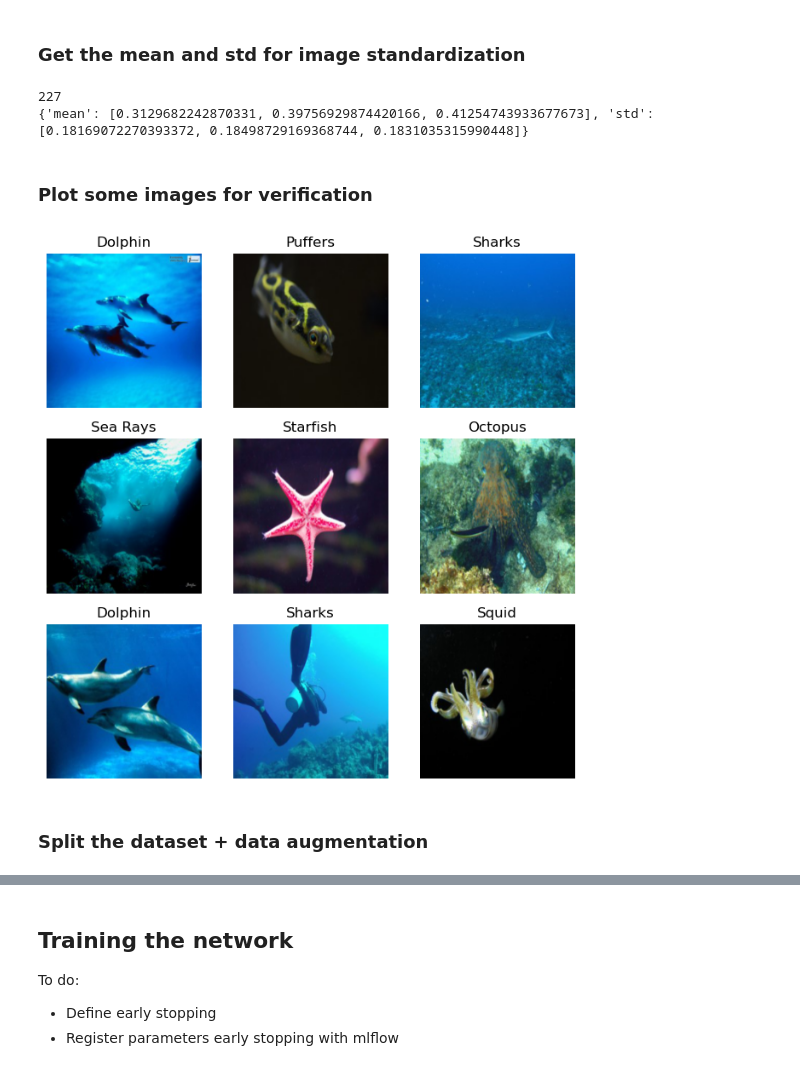
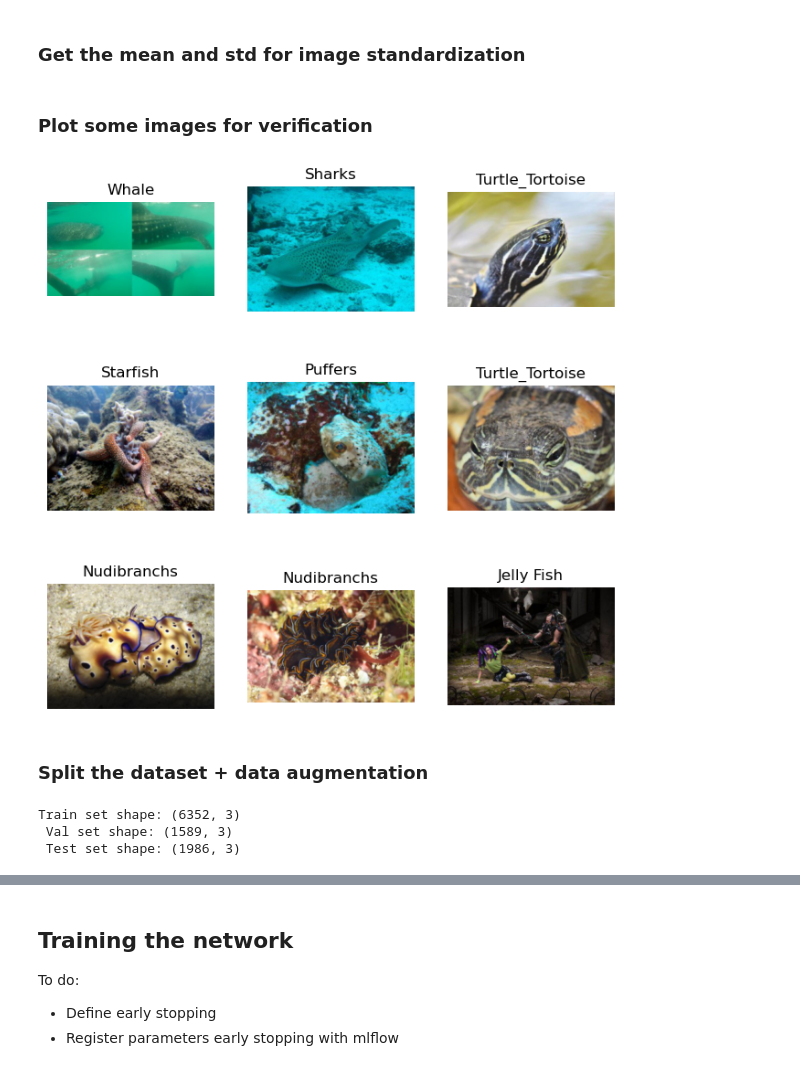
Before and after one commit to AurelienCallens/pytorch-mflow-dvc, a Jupyter notebook: notebooks/Simple_classif.ipynb, the cells around one changed output, grey strips where cells are left out. Cells and saved outputs as stored; diff of their text form; code cells hidden in the pictures.

Commit message:
Transform notebook into functions usable in DVC pipeline

```diff
--- a/notebooks/Simple_classif.ipynb
+++ b/notebooks/Simple_classif.ipynb
@@ -23,67 +23,46 @@ Csv file constituted with 9927 images, representing 16 classes, excluding Crabs,
 # %%
 # Modules
 import torch
+import torchvision.transforms as T
 from src.data.CustomImageDataset import CustomImageDataset
-import torchvision.transforms as T
+from src.data.get_img_mean_std import get_mean_and_std
 
-image_size = params['general']['image_size']
+image_size = params['prepare']['image_size']
 
-transformf = T.Compose([
-    T.ToPILImage(),
+transformf = T.Compose(
+    [T.ToPILImage(),
     T.Resize(size=image_size),
-    T.ToTensor()
-])
+    T.ToTensor()])
 
 dataset = CustomImageDataset(annotations_file='./data/interim/filepath.csv', transform=transformf)
+dataloader = torch.utils.data.DataLoader(dataset, batch_size=1, shuffle=False, num_workers=8)
 
-dataloader = torch.utils.data.DataLoader(dataset, batch_size=1, shuffle=False, num_workers=4)
-def get_mean_and_std(loader):
-    mean = 0.
-    std = 0.
-    total_images_count = 0
-
-    for images,_ in loader:
-        image_count_batch = images.size(0)
-        images = images.view(image_count_batch, images.size(1), -1)
-        mean += images.mean(2).sum(0)
-        std += images.std(2).sum(0)
-        total_images_count += image_count_batch
-
-    mean /= total_images_count
-    std /= total_images_count
-    return mean, std
 mean, std = get_mean_and_std(dataloader)
 
-dict_mean_std = {'mean': mean.tolist(),
-'std': std.tolist()}
-
-print(dict_mean_std)
+dict_mean_std = {'mean': mean.tolist(), 'std': std.tolist()}
 
 with open("./data/processed/image_mean_std.yaml", "w") as outfile:
     yaml.dump(dict_mean_std, outfile)
-# %% [output]
-227
-{'mean': [0.3129682242870331, 0.39756929874420166, 0.41254743933677673], 'std': [0.18169072270393372, 0.18498729169368744, 0.1831035315990448]}
 # %% [markdown]
 ### Plot some images for verification
 # %%
 # Modules
 import torch
 import matplotlib.pyplot as plt
 
 # Scripts
-label_map = yaml.safe_load(open('../data/processed/labels_map.yaml'))
+label_map = yaml.safe_load(open('./data/processed/labels_map.yaml'))
 figure = plt.figure(figsize=(8, 8))
 cols, rows = 3, 3
 for i in range(1, cols * rows + 1):
     sample_idx = torch.randint(dataset.__len__(), size=(1,)).item()
     img, y = dataset.__getitem__(sample_idx)
     figure.add_subplot(rows, cols, i)
     plt.title(label_map[y])
     plt.axis("off")
     plt.imshow(img.permute(1, 2, 0))
 plt.show()
 # %% [output]
-[figure, old version]
+[figure, new version]
 # %% [markdown]
 ### Split the dataset + data augmentation
@@ -107,3 +69,17 @@ split_dataset(annotations_file='../data/interim/filepath.csv', output_folder='..
+# %%
+# Modules
+from src.data.split_dataset import split_dataset
+
+split_dataset(
+        annotations_file='./data/interim/filepath.csv',
+        output_folder='./data/processed',
+        test_split=params['prepare']['test_split'],
+        val_split=params['prepare']['val_split'],
+        random_seed=99)
+# %% [output]
+Train set shape: (6352, 3)
+ Val set shape: (1589, 3)
+ Test set shape: (1986, 3)
 # %%
 # Modules
 import yaml
```
Also changed, not shown: parts of 6 cells of this notebook, 6 other files.
